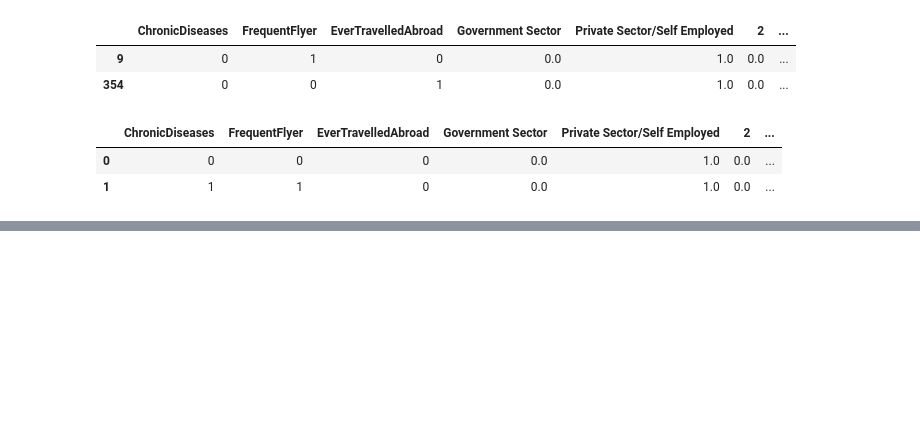
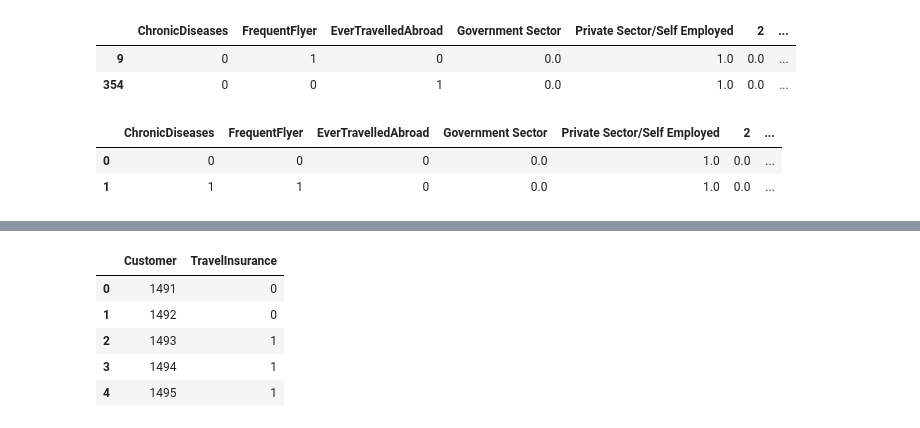
Before and after one commit to natanrajch/DiploDatos, a Jupyter notebook: Supervisado/Kaggle.ipynb, the cells around one changed output, grey strips where cells are left out. Cells and saved outputs as stored; diff of their text form; code cells hidden in the pictures; blank space fills up the shorter version.

```diff
--- a/Supervisado/Kaggle.ipynb
+++ b/Supervisado/Kaggle.ipynb
@@ -795,6 +795,4 @@ Training: 0.9003516998827668 Validation: 0.6712328767123288
 # %%
-from sklearn.model_selection import GridSearchCV, RandomizedSearchCV
-
 param_grid = {
     'n_estimators': [1000, 1500, 2000],
     'max_features': ['log2'],
@@ -803,4 +801,4 @@ param_grid = {
 }
 rfc=RandomForestClassifier(random_state=0)
 CV_rfc = GridSearchCV(estimator=rfc, param_grid=param_grid, cv= 5, scoring='f1')
-CV_rfc.fit(X_train, y_train)(X_test)
+CV_rfc.fit(X_train, y_train);
@@ -875,0 +881,14 @@ ValueError: ignored
+# %%
+# TUNNED RANDOM FOREST
+results = pd.DataFrame()
+results['Customer'] = test.Customer
+results['TravelInsurance'] = clf_rf2.predict(data_test)
+results.to_csv('results_bestrandomforest.csv', index = False)
+#results.head()
+# %% [output]
+|  | Customer | TravelInsurance |
+| 0 | 1491 | 0 |
+| 1 | 1492 | 0 |
+| 2 | 1493 | 1 |
+| 3 | 1494 | 1 |
+| 4 | 1495 | 1 |
```
Also changed, not shown: parts of 12 cells of this notebook.
